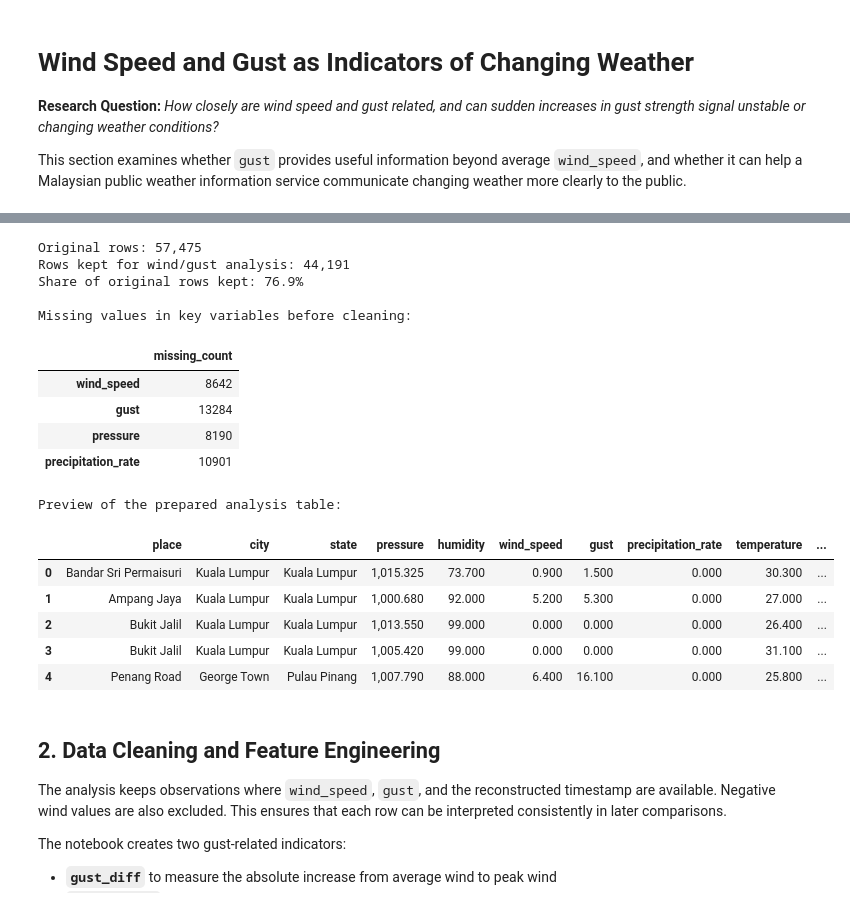
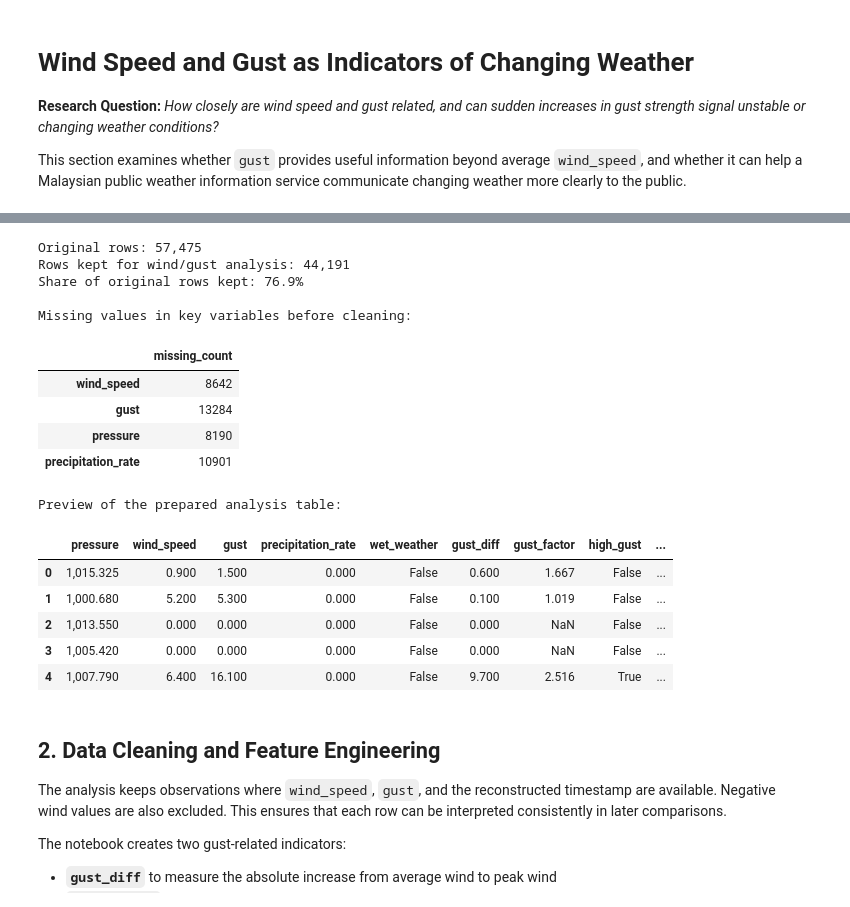
Before and after one commit to hyue3463-cloud/MWF-G2, a Jupyter notebook: develop-chen.ipynb, the cells around one changed output, grey strips where cells are left out. Drawn from its saved outputs; the diff is of its cells as text; code cells hidden in the pictures.

```diff
--- a/develop-chen.ipynb
+++ b/develop-chen.ipynb
@@ -62,28 +59,10 @@ def prepare_weather_subset(path: Path) -> pd.DataFrame:
     """Load the project dataset and prepare the wind-focused analysis table."""
     df = pd.read_csv(path)
 
-    cols = [
-        'place', 'city', 'state', 'pressure', 'humidity', 'wind_speed', 'gust',
-        'precipitation_rate', 'temperature', 'year', 'month', 'day', 'hour',
-        'minutes', 'seconds'
-    ]
+    cols = ['pressure', 'wind_speed', 'gust', 'precipitation_rate']
     weather = df[cols].copy()
 
-    # Rebuild one timestamp column from the separate date and time fields.
-    weather['month_num'] = weather['month'].map(MONTH_MAP)
-    weather['timestamp'] = pd.to_datetime(
-        dict(
-            year=weather['year'],
-            month=weather['month_num'],
-            day=weather['day'],
-            hour=weather['hour'],
-            minute=weather['minutes'],
-            second=weather['seconds'],
-        ),
-        errors='coerce'
-    )
-
-    weather = weather.dropna(subset=['wind_speed', 'gust', 'timestamp']).copy()
+    weather = weather.dropna(subset=['wind_speed', 'gust']).copy()
     weather = weather[(weather['wind_speed'] >= 0) & (weather['gust'] >= 0)].copy()
 
     # Create simple indicators that match the research question.
@@ -93,39 +72,39 @@ def prepare_weather_subset(path: Path) -> pd.DataFrame:
     weather['high_gust'] = weather['gust'] >= weather['gust'].quantile(0.9)
     weather['high_gust_factor'] = weather['gust_factor'] >= weather['gust_factor'].quantile(0.9)
 
     return weather
 
 raw_df = pd.read_csv(DATA_PATH)
 analysis_df = prepare_weather_subset(DATA_PATH)
 
 missing_summary = raw_df[['wind_speed', 'gust', 'pressure', 'precipitation_rate']].isna().sum().rename('missing_count').to_frame()
 
 print(f'Original rows: {len(raw_df):,}')
 print(f'Rows kept for wind/gust analysis: {len(analysis_df):,}')
 print(f'Share of original rows kept: {len(analysis_df) / len(raw_df):.1%}')
 print()
 print('Missing values in key variables before cleaning:')
 display(missing_summary)
 print('Preview of the prepared analysis table:')
 display(analysis_df.head())
 # %% [output]
 Original rows: 57,475
 Rows kept for wind/gust analysis: 44,191
 Share of original rows kept: 76.9%
 
 Missing values in key variables before cleaning:
 |  | missing_count |
 | wind_speed | 8642 |
 | gust | 13284 |
 | pressure | 8190 |
 | precipitation_rate | 10901 |
 Preview of the prepared analysis table:
-|  | place | city | state | pressure | humidity | wind_speed | gust | precipitation_rate | temperature | ... |
-| 0 | Bandar Sri Permaisuri | Kuala Lumpur | Kuala Lumpur | 1,015.325 | 73.700 | 0.900 | 1.500 | 0.000 | 30.300 | ... |
-| 1 | Ampang Jaya | Kuala Lumpur | Kuala Lumpur | 1,000.680 | 92.000 | 5.200 | 5.300 | 0.000 | 27.000 | ... |
-| 2 | Bukit Jalil | Kuala Lumpur | Kuala Lumpur | 1,013.550 | 99.000 | 0.000 | 0.000 | 0.000 | 26.400 | ... |
-| 3 | Bukit Jalil | Kuala Lumpur | Kuala Lumpur | 1,005.420 | 99.000 | 0.000 | 0.000 | 0.000 | 31.100 | ... |
-| 4 | Penang Road | George Town | Pulau Pinang | 1,007.790 | 88.000 | 6.400 | 16.100 | 0.000 | 25.800 | ... |
+|  | pressure | wind_speed | gust | precipitation_rate | wet_weather | gust_diff | gust_factor | high_gust | ... |
+| 0 | 1,015.325 | 0.900 | 1.500 | 0.000 | False | 0.600 | 1.667 | False | ... |
+| 1 | 1,000.680 | 5.200 | 5.300 | 0.000 | False | 0.100 | 1.019 | False | ... |
+| 2 | 1,013.550 | 0.000 | 0.000 | 0.000 | False | 0.000 | NaN | False | ... |
+| 3 | 1,005.420 | 0.000 | 0.000 | 0.000 | False | 0.000 | NaN | False | ... |
+| 4 | 1,007.790 | 6.400 | 16.100 | 0.000 | False | 9.700 | 2.516 | True | ... |
 # %% [markdown]
 ## 2. Data Cleaning and Feature Engineering
 
```
Also changed, not shown: parts of 9 cells of this notebook.
